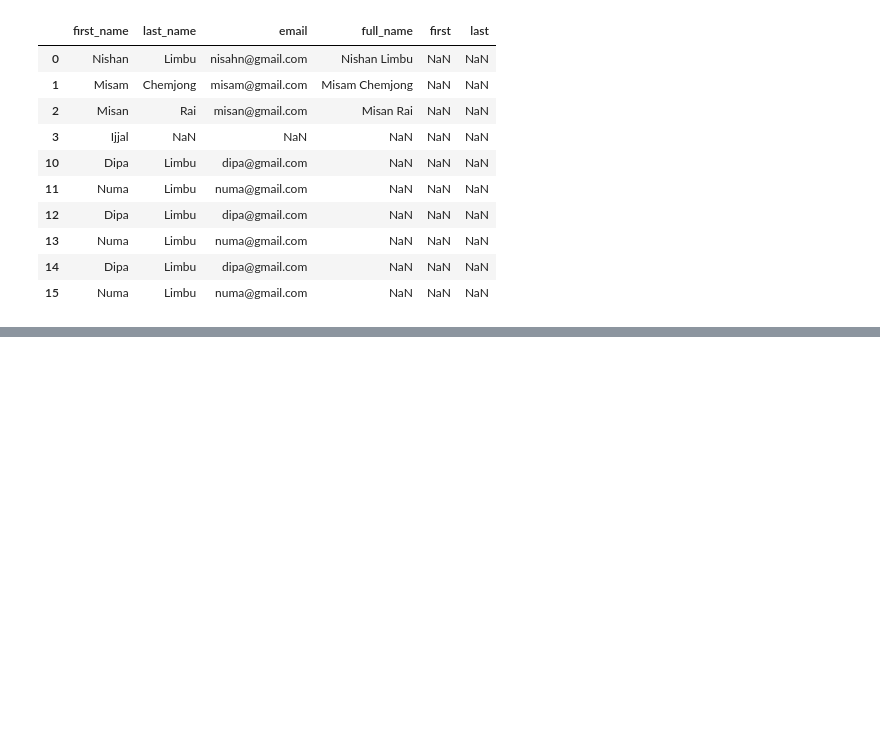
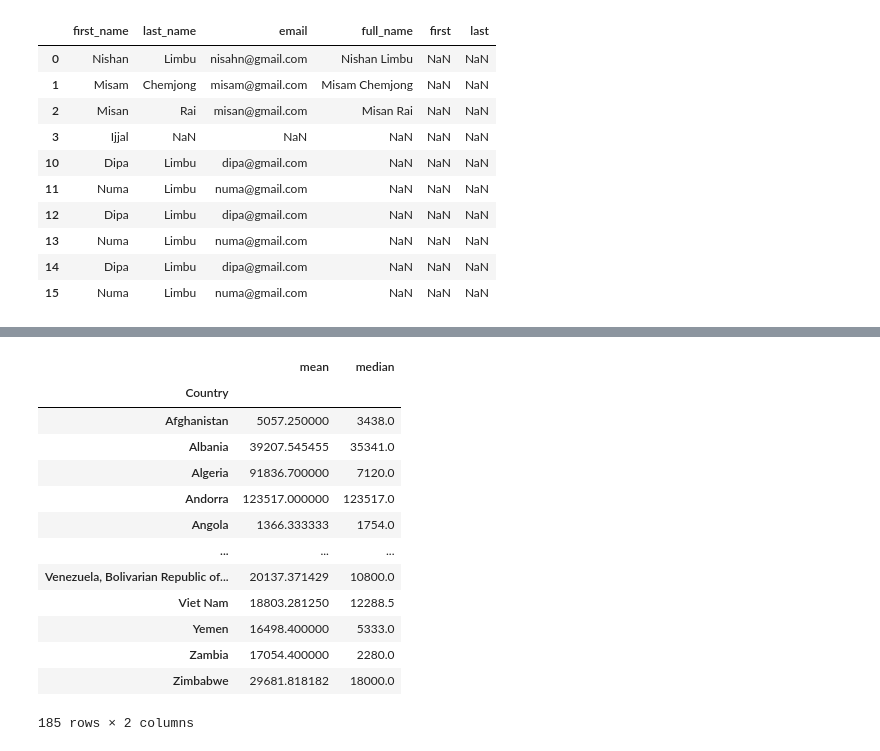
Before and after one commit to nishanlimbuchemjong/Pandas-for-AI-ML, a Jupyter notebook: Pandas_for_AI_&_ML.ipynb, the cells around one changed output, grey strips where cells are left out. Saved outputs shown, nothing was run; the diff lists cells and outputs as text; code cells hidden in the pictures; blank space fills up the shorter version.

```diff
--- a/Pandas_for_AI_&_ML.ipynb
+++ b/Pandas_for_AI_&_ML.ipynb
@@ -974,0 +1107,17 @@ df.sort_index()
+# %%
+country_group['ConvertedCompYearly'].agg(['mean', 'median'])
+# %% [output]
+|  | mean | median |
+| Country |  |  |
+| Afghanistan | 5057.250000 | 3438.0 |
+| Albania | 39207.545455 | 35341.0 |
+| Algeria | 91836.700000 | 7120.0 |
+| Andorra | 123517.000000 | 123517.0 |
+| Angola | 1366.333333 | 1754.0 |
+| ... | ... | ... |
+| Venezuela, Bolivarian Republic of... | 20137.371429 | 10800.0 |
+| Viet Nam | 18803.281250 | 12288.5 |
+| Yemen | 16498.400000 | 5333.0 |
+| Zambia | 17054.400000 | 2280.0 |
+| Zimbabwe | 29681.818182 | 18000.0 |
+185 rows × 2 columns
```
Also changed, not shown: parts of 13 cells of this notebook.
